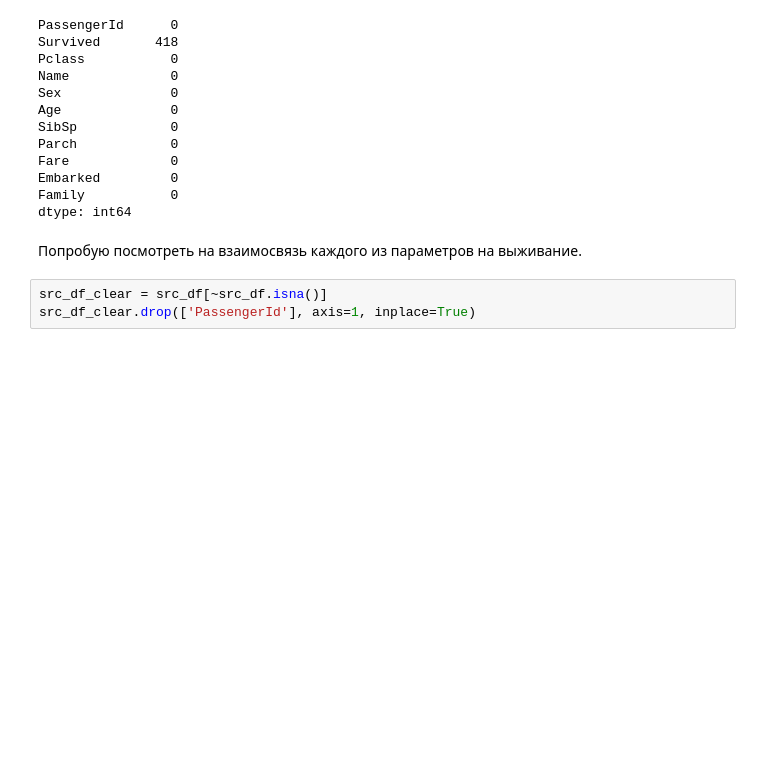
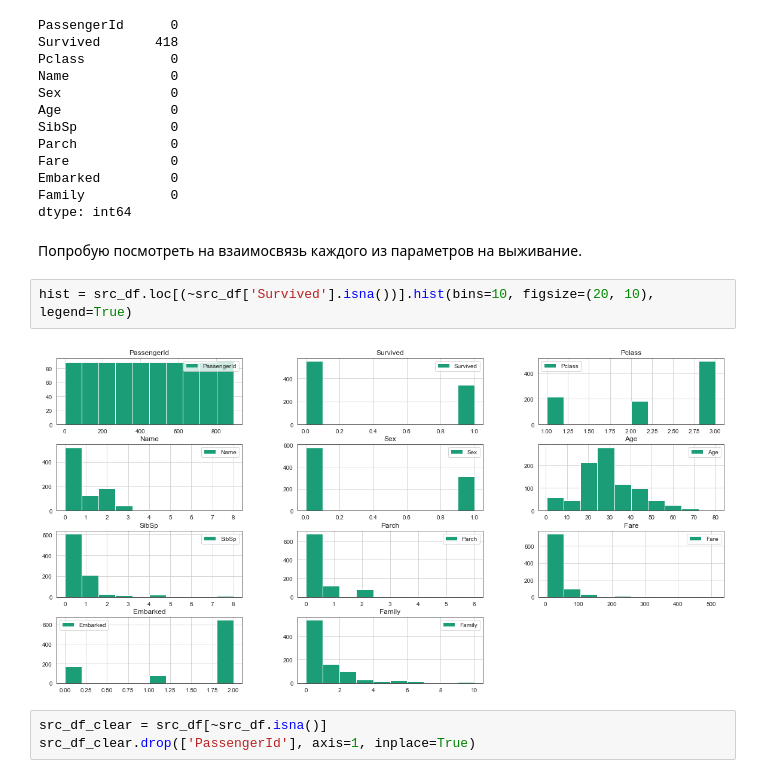
Before and after one commit to jast4ik/Hillel_ML_HW, a Jupyter notebook: Homework07/HW07.ipynb, the cells around one changed output. Cells and saved outputs as stored; diff of their text form; blank space fills up the shorter version.

```diff
--- a/Homework07/HW07.ipynb
+++ b/Homework07/HW07.ipynb
@@ -269,6 +277,10 @@ Family           0
 dtype: int64
 # %% [markdown]
 Попробую посмотреть на взаимосвязь каждого из параметров на выживание.
+# %%
+hist = src_df.loc[(~src_df['Survived'].isna())].hist(bins=10, figsize=(20, 10), legend=True)
+# %% [output]
+[figure, added]
 # %%
 src_df_clear = src_df[~src_df.isna()]
 src_df_clear.drop(['PassengerId'], axis=1, inplace=True)
```
Also changed, not shown: parts of 24 cells of this notebook.
